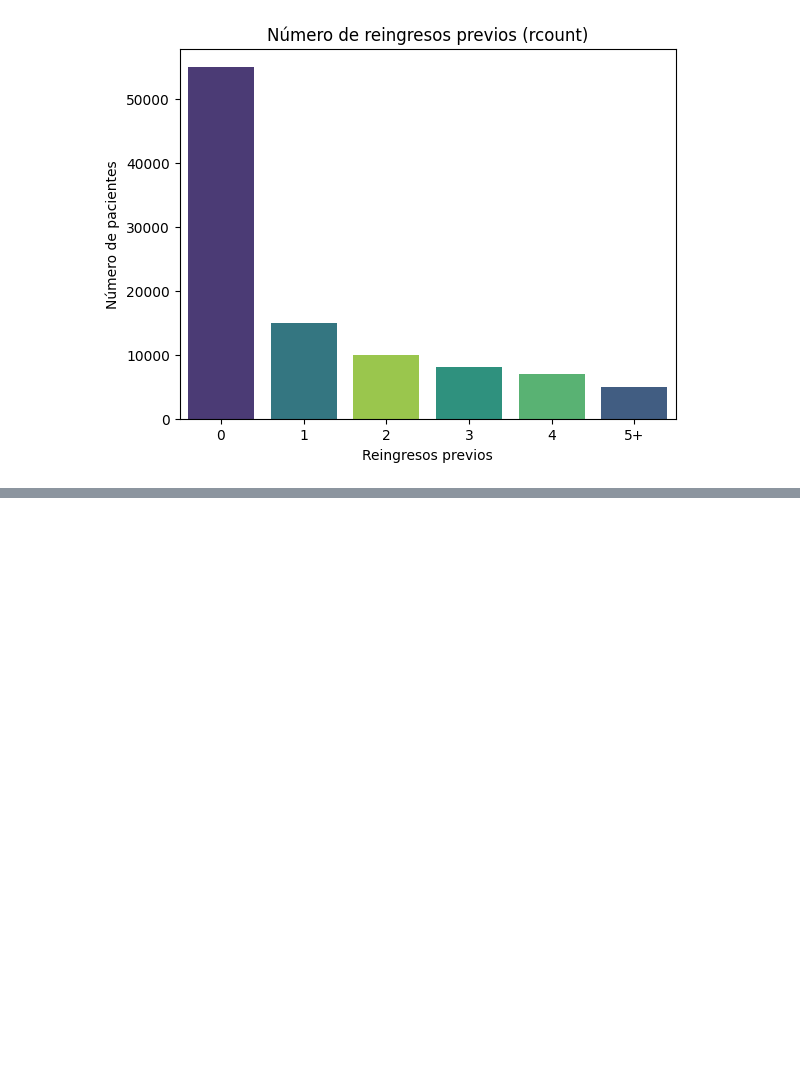
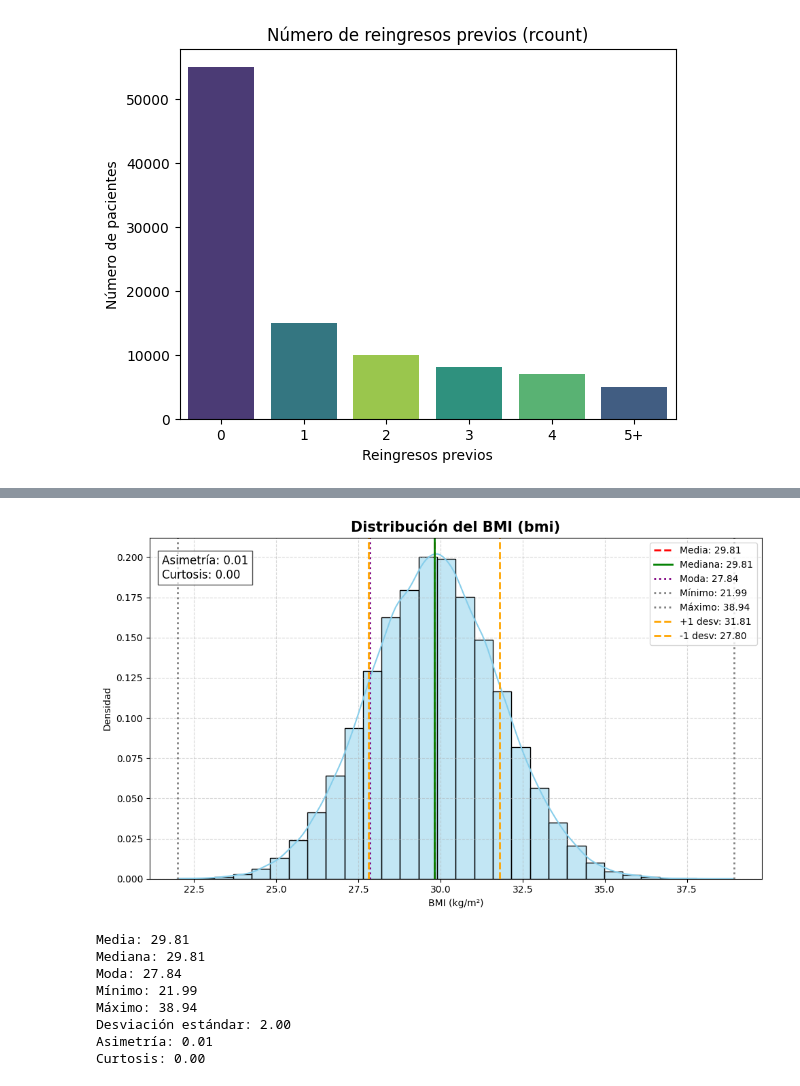
Before and after one commit to totox35/CiencasDatos_UdeA_GIRAULT, a Jupyter notebook: proyecto_aula/entregable_I_proyecto_aula.ipynb, the cells around one changed output, grey strips where cells are left out. Saved outputs shown, nothing was run; the diff lists cells and outputs as text; code cells hidden in the pictures; blank space fills up the shorter version.

```diff
--- a/proyecto_aula/entregable_I_proyecto_aula.ipynb
+++ b/proyecto_aula/entregable_I_proyecto_aula.ipynb
@@ -290,0 +486,56 @@ plt.show()
+# %%
+# Histograma y estadísticas descriptivas para BMI
+
+bmi = df_filtered['bmi'].dropna().values
+
+# Cálculos estadísticos
+media_bmi = np.mean(bmi)
+mediana_bmi = np.median(bmi)
+moda_bmi = stats.mode(bmi, keepdims=True).mode[0]
+minimo_bmi = np.min(bmi)
+maximo_bmi = np.max(bmi)
+desviacion_bmi = np.std(bmi)
+asimetria_bmi = stats.skew(bmi)
+curtosis_bmi = stats.kurtosis(bmi)
+
+# Histograma con KDE
+plt.figure(figsize=(10, 6))
+sns.histplot(bmi, bins=30, kde=True, color='skyblue', stat='density', edgecolor='black')
+plt.axvline(media_bmi, color='red', linestyle='--', linewidth=2, label=f'Media: {media_bmi:.2f}')
+plt.axvline(mediana_bmi, color='green', linestyle='-', linewidth=2, label=f'Mediana: {mediana_bmi:.2f}')
+plt.axvline(moda_bmi, color='purple', linestyle=':', linewidth=2, label=f'Moda: {moda_bmi:.2f}')
+plt.axvline(minimo_bmi, color='grey', linestyle=':', linewidth=2, label=f'Mínimo: {minimo_bmi:.2f}')
+plt.axvline(maximo_bmi, color='grey', linestyle=':', linewidth=2, label=f'Máximo: {maximo_bmi:.2f}')
+plt.axvline(media_bmi + desviacion_bmi, color='orange', linestyle='--', linewidth=2, label=f'+1 desv: {(media_bmi+desviacion_bmi):.2f}')
+plt.axvline(media_bmi - desviacion_bmi, color='orange', linestyle='--', linewidth=2, label=f'-1 desv: {(media_bmi-desviacion_bmi):.2f}')
+
+plt.text(0.02, 0.95, f'Asimetría: {asimetria_bmi:.2f}\nCurtosis: {curtosis_bmi:.2f}',
+         transform=plt.gca().transAxes, fontsize=12, verticalalignment='top',
+         bbox=dict(facecolor='white', alpha=0.7))
+
+plt.title("Distribución del BMI (bmi)", fontsize=15, weight="bold")
+plt.xlabel("BMI (kg/m²)")
+plt.ylabel("Densidad")
+plt.legend(loc='upper right')
+plt.grid(True, linestyle='--', alpha=0.5)
+plt.tight_layout()
+plt.show()
+
+print(f"Media: {media_bmi:.2f}")
+print(f"Mediana: {mediana_bmi:.2f}")
+print(f"Moda: {moda_bmi:.2f}")
+print(f"Mínimo: {minimo_bmi:.2f}")
+print(f"Máximo: {maximo_bmi:.2f}")
+print(f"Desviación estándar: {desviacion_bmi:.2f}")
+print(f"Asimetría: {asimetria_bmi:.2f}")
+print(f"Curtosis: {curtosis_bmi:.2f}")
+# %% [output]
+[figure, added]
+Media: 29.81
+Mediana: 29.81
+Moda: 27.84
+Mínimo: 21.99
+Máximo: 38.94
+Desviación estándar: 2.00
+Asimetría: 0.01
+Curtosis: 0.00
```
Also changed, not shown: parts of 28 cells of this notebook.
